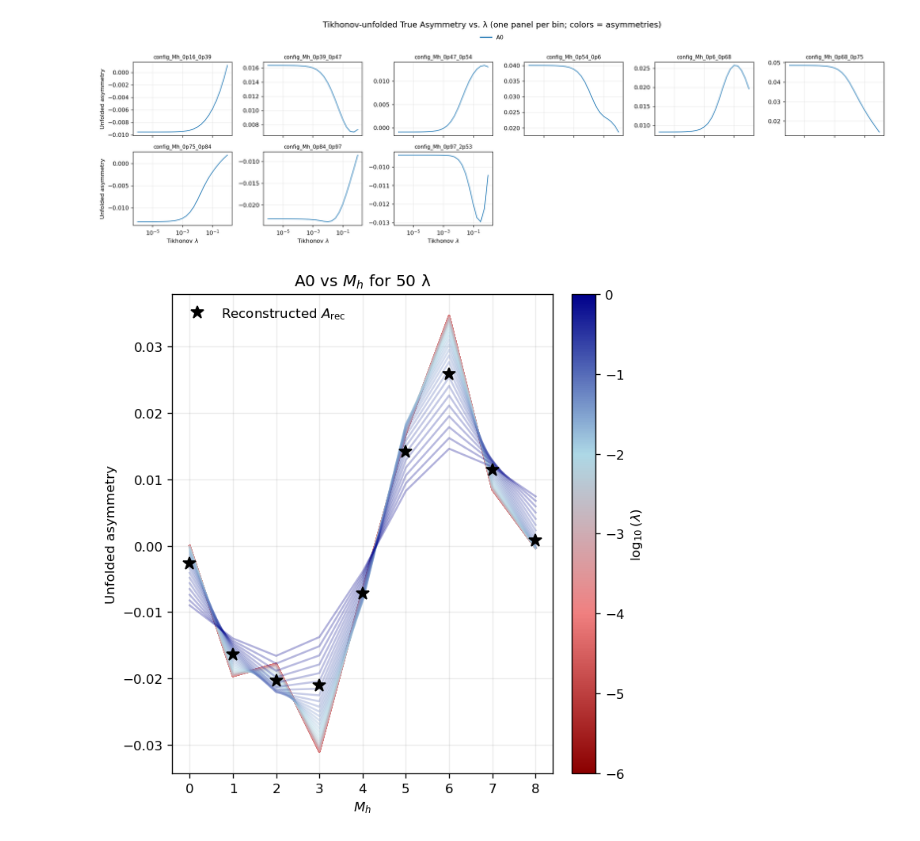
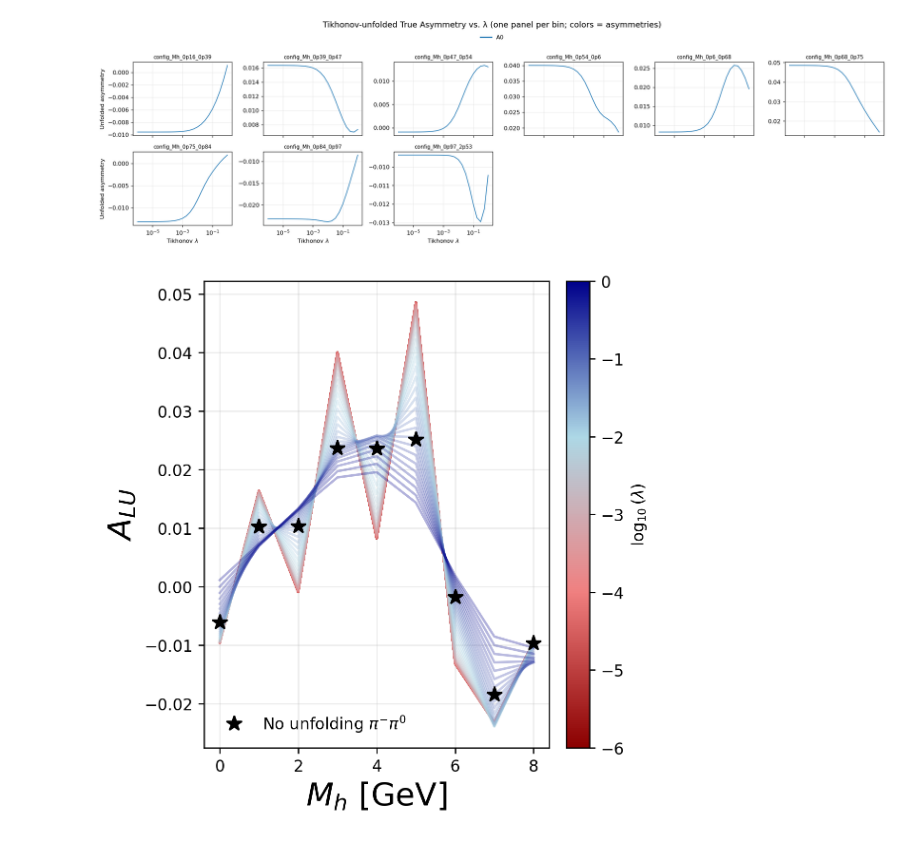
Before and after one commit to Gregtom3/YAPWR, a Jupyter notebook: analysis/checkBinMigration.ipynb, the cells around one changed output. Cells and saved outputs as stored; diff of their text form; code cells hidden in the pictures.

```diff
--- a/analysis/checkBinMigration.ipynb
+++ b/analysis/checkBinMigration.ipynb
@@ -21,7 +21,14 @@ with yaml_path.open("r") as f:
 M      = np.array(y["binMigrationMatrix"], dtype=float)
 A_rec  = np.array(y["unalteredAsymValues_vec"], dtype=float)
 labels = list(y.get("bin_order", [f"bin{i}" for i in range(len(A_rec))]))
-
+converted = [
+    f"{low} < Mh < {high}"
+    for low, high in (
+        (s.split('_')[2].replace('p', '.'), s.split('_')[3].replace('p', '.'))
+        for s in labels
+    )
+]
+labels=converted
 # Compute A_true (prefer solve for numerical stability)
 A_true = np.linalg.solve(M, A_rec)
 
@@ -458,7 +465,7 @@ from matplotlib.cm import ScalarMappable
 yaml_path = Path("/work/clas12/users/gmat/clas12/YAPWR/out/full_v0/"
                  "config_config_Mh_0p16_0p39/piminus_pi0/"
                  "MC_RGA_outbending/module-out___binMigration/"
-                 "binMigration_data___b_2.yaml")
+                 "binMigration_data___b_1.yaml")
 with yaml_path.open() as f:
     y = yaml.safe_load(f)
 
@@ -509,7 +516,7 @@ cmap = LinearSegmentedColormap.from_list(
 )
 
 # --- Plot with overlay ---------------------------------------------------------
-fig, ax = plt.subplots(figsize=(6,6), dpi=120)
+fig, ax = plt.subplots(figsize=(5,5), dpi=240)
 
 # Plot 50 λ-curves
 for idx, lam in enumerate(lam_sel):
@@ -518,35 +525,35 @@ for idx, lam in enumerate(lam_sel):
             A_true_sel[idx, 0, :],
             color=color,
             alpha=0.3,
             linewidth=1.5)
 
 # Overlay reconstructed asymmetry as black stars
 ax.plot(Mh_centers,
         A_rec_mat[0, :],
         linestyle='None',
         marker='*',
         color='k',
         markersize=10,
-        label='Reconstructed $A_{\\rm rec}$')
+        label='No unfolding $\pi^{-}\pi^{0}$')
 
 # Axes and grid
 mod0 = y.get("modulation_names", ["A0"])[0]
-ax.set_title(f"{mod0} vs $M_h$ for 50 λ", fontsize=12)
-ax.set_xlabel("$M_h$")
-ax.set_ylabel("Unfolded asymmetry")
+#ax.set_title(f"{mod0} vs $M_h$ for 50 λ", fontsize=12)
+ax.set_xlabel("$M_h$ [GeV]",fontsize=20)
+ax.set_ylabel("$A_{LU}$",fontsize=20)
 ax.grid(True, alpha=0.25)
 
 # Legend for stars
 ax.legend(loc='best', frameon=False)
 
 # Colorbar for λ gradient
 norm = Normalize(vmin=np.log10(lam_sel[0]), vmax=np.log10(lam_sel[-1]))
 sm = ScalarMappable(cmap=cmap, norm=norm)
 sm.set_array([])
 cbar = fig.colorbar(sm, ax=ax, pad=0.04)
 cbar.set_label(r"$\log_{10}(\lambda)$", fontsize=10)
 
 plt.tight_layout()
 plt.show()
 # %% [output]
-[figure, old version]
+[figure, new version]
```
Also changed, not shown: parts of 1 cell of this notebook, 8 other files.
